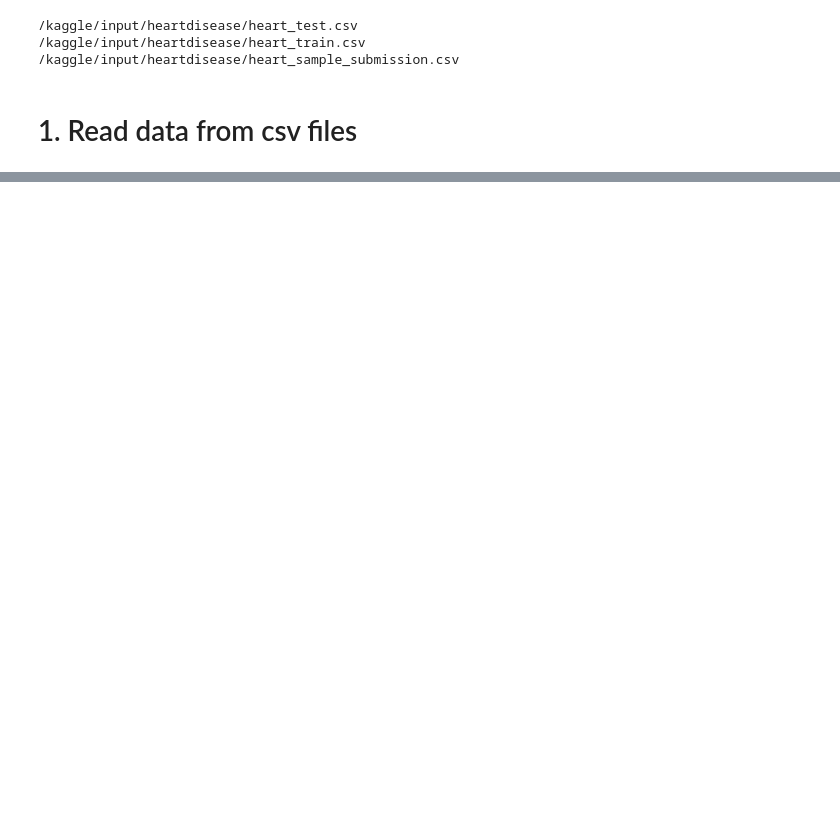
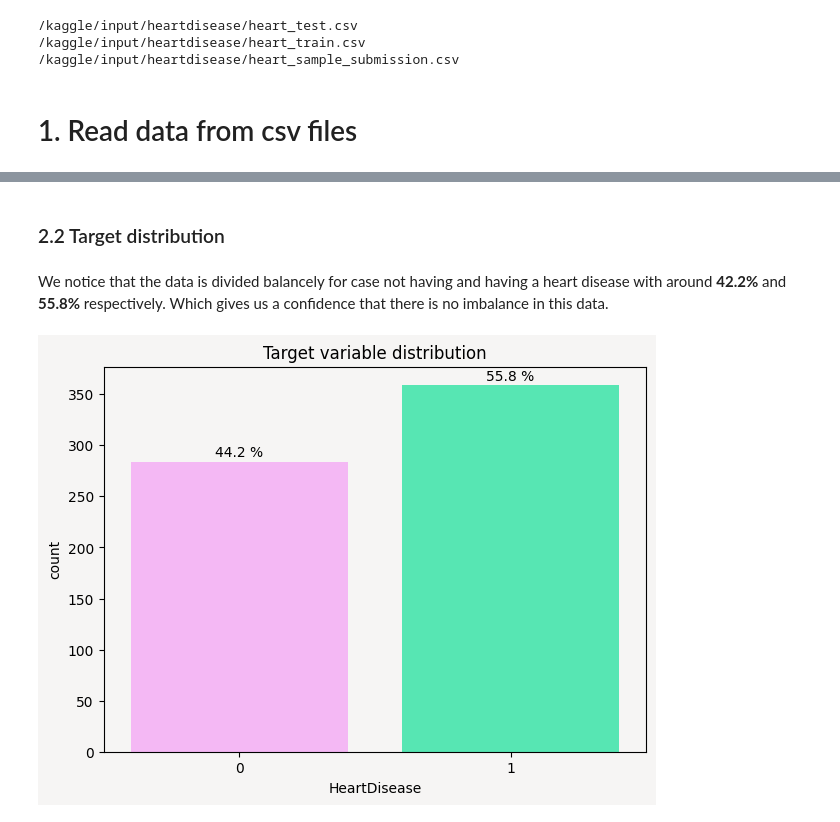
Before and after one commit to nnhphong/DS3-Datathon-2024, a Jupyter notebook: ds3-datathon-heart-disease/datathon-ds3-heart-disease.ipynb, the cells around one changed output, grey strips where cells are left out. Saved outputs shown, nothing was run; the diff lists cells and outputs as text; code cells hidden in the pictures; blank space fills up the shorter version.

```diff
--- a/ds3-datathon-heart-disease/datathon-ds3-heart-disease.ipynb
+++ b/ds3-datathon-heart-disease/datathon-ds3-heart-disease.ipynb
@@ -45,0 +70,22 @@ Separating features of object type and numerical type in order to prepare for en
+# %% [markdown]
+### 2.2 Target distribution
+# %% [markdown]
+We notice that the data is divided balancely for case not having and having a heart disease with around **42.2%** and **55.8%** respectively. Which gives us a confidence that there is no imbalance in this data.
+# %%
+import matplotlib.pyplot as plt
+import seaborn as sns
+
+
+mypal= ['#FC05FB', '#FEAEFE', '#FCD2FC','#F3FEFA', '#B4FFE4','#3FFEBA']
+plt.figure(figsize=(7,5), facecolor='#F6F5F4')
+total = int(len(X_full))
+ax = sns.countplot(x=y, palette=mypal[1::4])
+ax.set_facecolor('#F6F5F4')
+ax.set_title('Target variable distribution')
+for col in ax.patches:
+    height = col.get_height()
+    width = col.get_width()
+    curX = col.get_x()
+    ax.text(curX + width/2, height + 5, '{:.1f} %'.format((height/total) * 100), ha="center")
+# %% [output]
+[figure, added]
```
Also changed, not shown: parts of 28 cells of this notebook.
